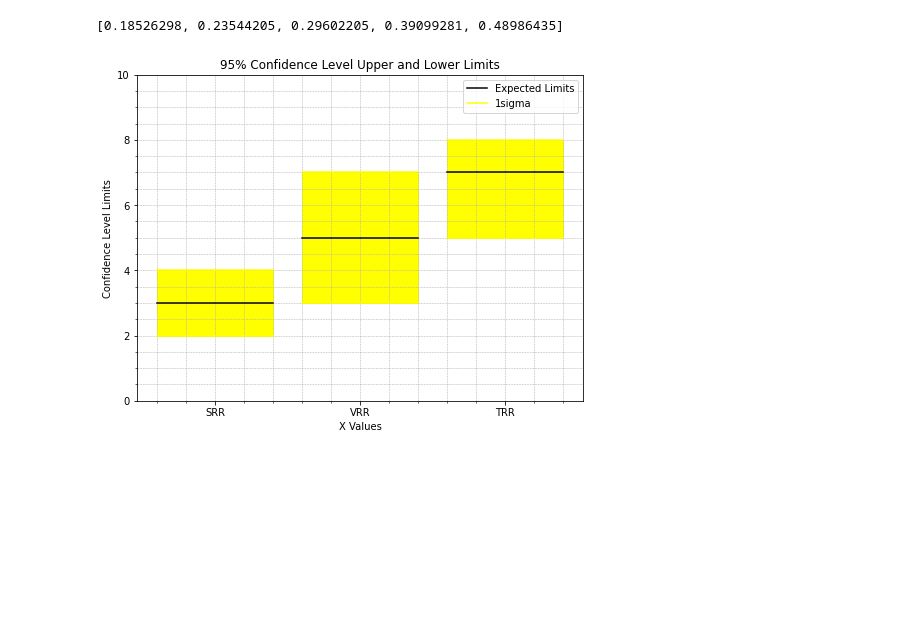
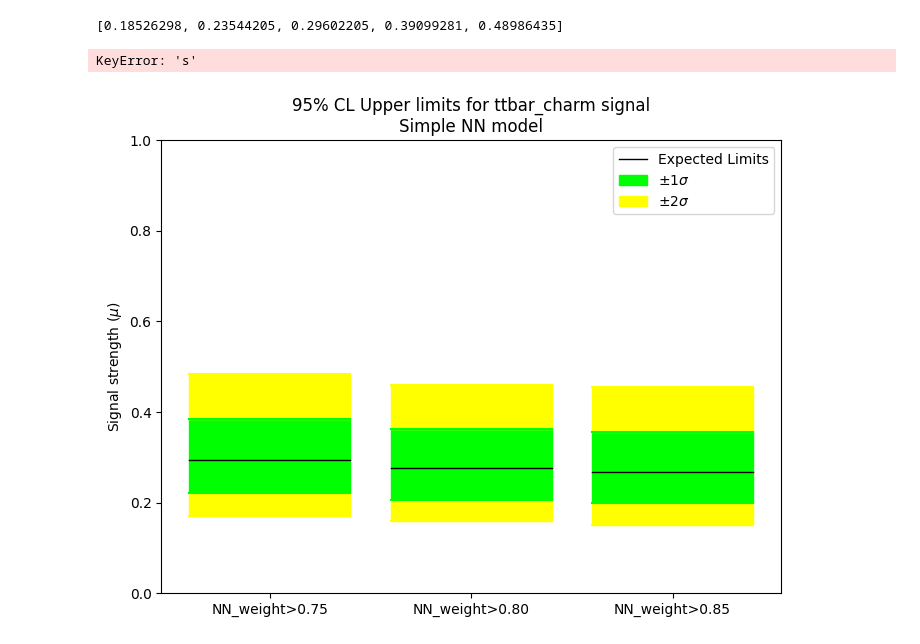
Before and after one commit to mghasemi19/TopFC, a Jupyter notebook: Fit_results/UL_plots.ipynb, the cells around one changed output. Drawn from its saved outputs; the diff is of its cells as text; code cells hidden in the pictures; blank space fills up the shorter version.

Commit message:
Update UL plots

```diff
--- a/Fit_results/UL_plots.ipynb
+++ b/Fit_results/UL_plots.ipynb
@@ -80,71 +80,3 @@ test = '[array(0.18526298), array(0.23544205), array(0.29602205), array(0.390992
 array_to_list(test)
 # %% [output]
 [0.18526298, 0.23544205, 0.29602205, 0.39099281, 0.48986435]
-# %%
-import numpy as np
-import matplotlib.pyplot as plt
-
-# Generate some example data (x values)
-x_valuesS = np.linspace(1, 3, 2)
-x_valuesV = np.linspace(3.5, 5.5, 2)
-x_valuesT = np.linspace(6, 8, 2)
-
-
-# Calculate upper and lower limits for a 95% confidence level
-limitsS = [3,3]
-limitsV = [5,5]
-limitsT = [7,7]
-
-lower_limitsS = [2,2]
-upper_limitsS = [4,4]
-
-lower_limitsV = [3,3]
-upper_limitsV = [7,7]
-
-lower_limitsT = [5,5]
-upper_limitsT = [8,8]
-
-# Create the plot
-plt.figure(figsize=(8, 6))
-plt.plot(x_valuesS, limitsS, label='Expected Limits', color='black')
-plt.plot(x_valuesS, lower_limitsS, label='1sigma', color='yellow')
-plt.plot(x_valuesS, upper_limitsS, color='yellow')
-
-plt.fill_between(x_valuesS, limitsS, lower_limitsS, color='yellow')  # Fill area between curves
-plt.fill_between(x_valuesS, limitsS, upper_limitsS, color='yellow')  # Fill area between curves
-
-plt.plot(x_valuesV, limitsV, color='black')
-plt.plot(x_valuesV, lower_limitsV, color='yellow')
-plt.plot(x_valuesV, upper_limitsV, color='yellow')
-
-plt.fill_between(x_valuesV, limitsV, lower_limitsV, color='yellow')  # Fill area between curves
-plt.fill_between(x_valuesV, limitsV, upper_limitsV, color='yellow')  # Fill area between curves
-
-plt.plot(x_valuesT, limitsT, color='black')
-plt.plot(x_valuesT, lower_limitsT, color='yellow')
-plt.plot(x_valuesT, upper_limitsT, color='yellow')
-
-plt.fill_between(x_valuesT, limitsT, lower_limitsT, color='yellow')  # Fill area between curves
-plt.fill_between(x_valuesT, limitsT, upper_limitsT, color='yellow')  # Fill area between curves
-
-# Add labels and title
-plt.xticks([])
-plt.xlabel('X Values')
-plt.ylabel('Confidence Level Limits')
-plt.ylim([0,10])
-plt.title('95% Confidence Level Upper and Lower Limits')
-plt.legend()
-
-# Customize x-axis ticks and labels
-x_ticks = [2, 4.5, 7]  # Specify the tick locations
-x_tick_labels = ['SRR', 'VRR', 'TRR']  # Specify the tick labels
-plt.xticks(x_ticks, x_tick_labels)  # Apply custom ticks and labels
-
-# Show the plot
-#plt.grid(True)
-plt.minorticks_on()  # Turn on minor ticks
-plt.grid(which='both', linestyle='--', linewidth=0.5)
-
-plt.show()
-# %% [output]
-[figure, removed]
@@ -150,0 +189,8 @@ plt.show()
+# %%
+UL_plots('[array(0.16995817), array(0.22123871), array(0.29380828), array(0.38513289), array(0.48318188)]',
+         '[array(0.15814555), array(0.20550003), array(0.27551894), array(0.36234972), array(0.45874746)]',
+         '[array(0.15113915), array(0.19900695), array(0.26692745), array(0.35546054), array(0.45521384)]',
+         'ttbar_charm', 'NN_weight>0.75', 'NN_weight>0.80', 'NN_weight>0.85', 'Simple NN model', [0,1])
+# %% [output]
+KeyError: 's'
+[figure, added]
```
Also changed, not shown: parts of 7 cells of this notebook.
